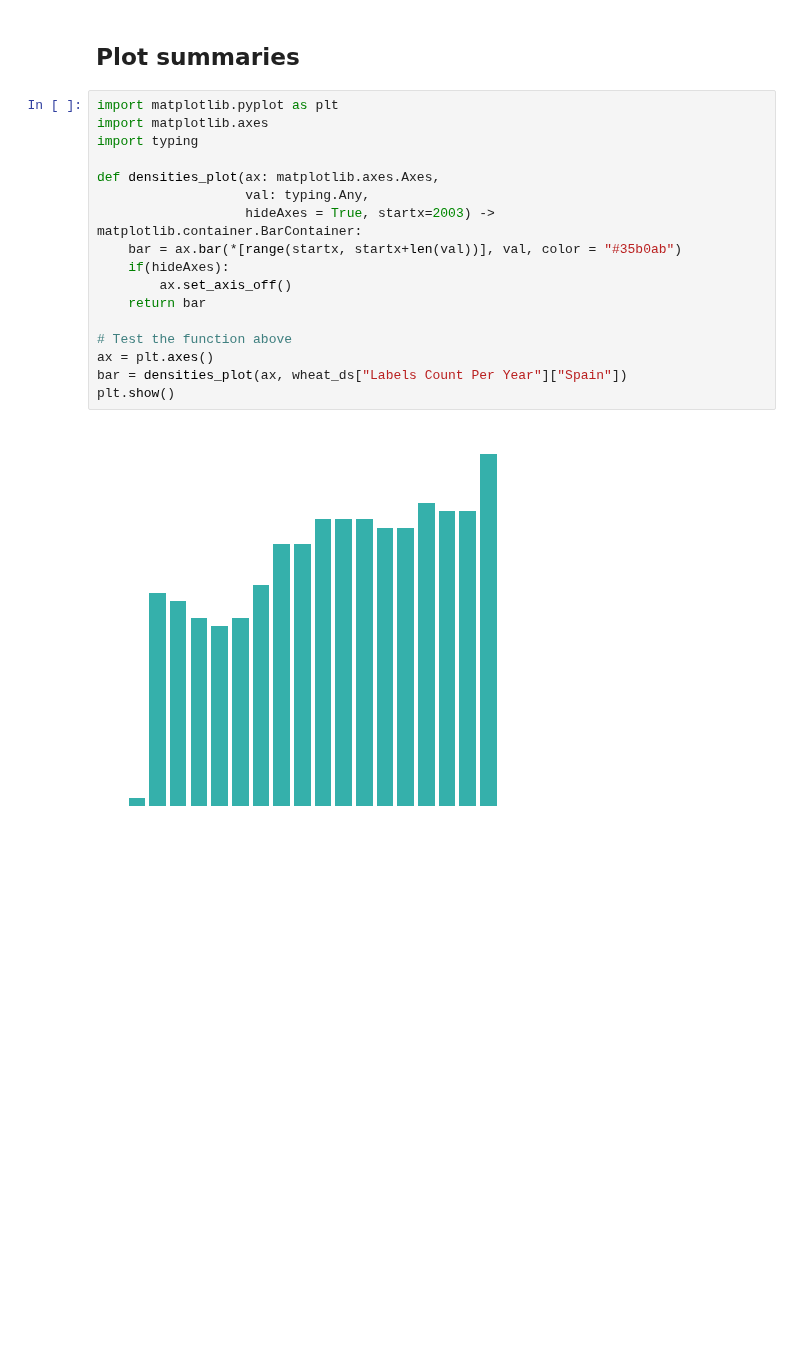
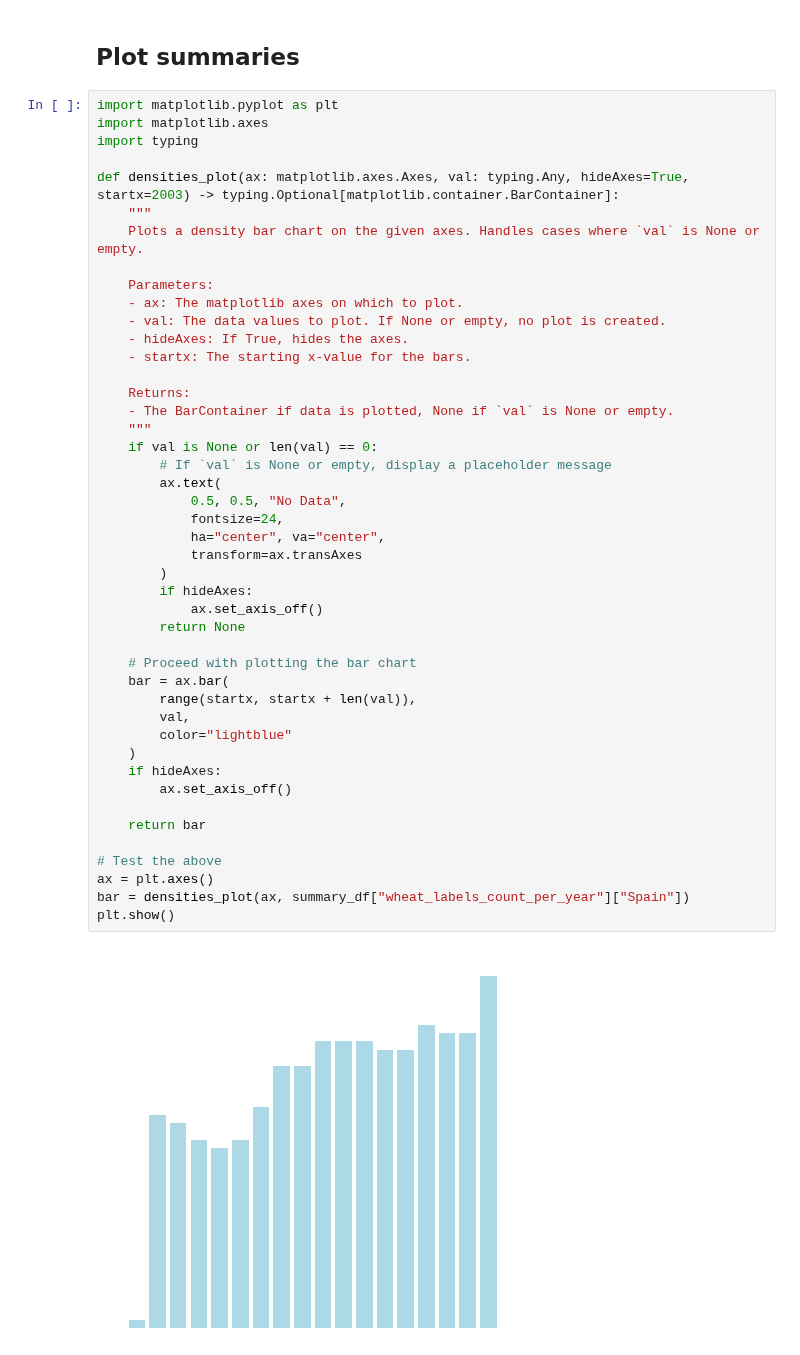
Before and after one commit to BigDataWUR/AgML-CY-Bench, a Jupyter notebook: notebooks/cybench_summary.ipynb, the cells around one changed output. Saved outputs shown, nothing was run; the diff lists cells and outputs as text; blank space fills up the shorter version.

```diff
--- a/notebooks/cybench_summary.ipynb
+++ b/notebooks/cybench_summary.ipynb
@@ -58,19 +100,47 @@ United States         2004-2023                 1638         22834  [0, 1638, 15
 # %%
 import matplotlib.pyplot as plt
 import matplotlib.axes
 import typing
 
-def densities_plot(ax: matplotlib.axes.Axes,
-                   val: typing.Any,
-                   hideAxes = True, startx=2003) -> matplotlib.container.BarContainer:
-    bar = ax.bar(*[range(startx, startx+len(val))], val, color = "#35b0ab")
-    if(hideAxes):
+def densities_plot(ax: matplotlib.axes.Axes, val: typing.Any, hideAxes=True, startx=2003) -> typing.Optional[matplotlib.container.BarContainer]:
+    """
+    Plots a density bar chart on the given axes. Handles cases where `val` is None or empty.
+
+    Parameters:
+    - ax: The matplotlib axes on which to plot.
+    - val: The data values to plot. If None or empty, no plot is created.
+    - hideAxes: If True, hides the axes.
+    - startx: The starting x-value for the bars.
+
+    Returns:
+    - The BarContainer if data is plotted, None if `val` is None or empty.
+    """
+    if val is None or len(val) == 0:
+        # If `val` is None or empty, display a placeholder message
+        ax.text(
+            0.5, 0.5, "No Data",
+            fontsize=24,
+            ha="center", va="center",
+            transform=ax.transAxes
+        )
+        if hideAxes:
+            ax.set_axis_off()
+        return None
+
+    # Proceed with plotting the bar chart
+    bar = ax.bar(
+        range(startx, startx + len(val)),
+        val,
+        color="lightblue"
+    )
+    if hideAxes:
         ax.set_axis_off()
+
     return bar
 
-# Test the function above
+# Test the above
 ax = plt.axes()
-bar = densities_plot(ax, wheat_ds["Labels Count Per Year"]["Spain"])
+bar = densities_plot(ax, summary_df["wheat_labels_count_per_year"]["Spain"])
 plt.show()
 # %% [output]
-[figure, old version]
+[figure, new version]
```
Also changed, not shown: parts of 9 cells of this notebook.
